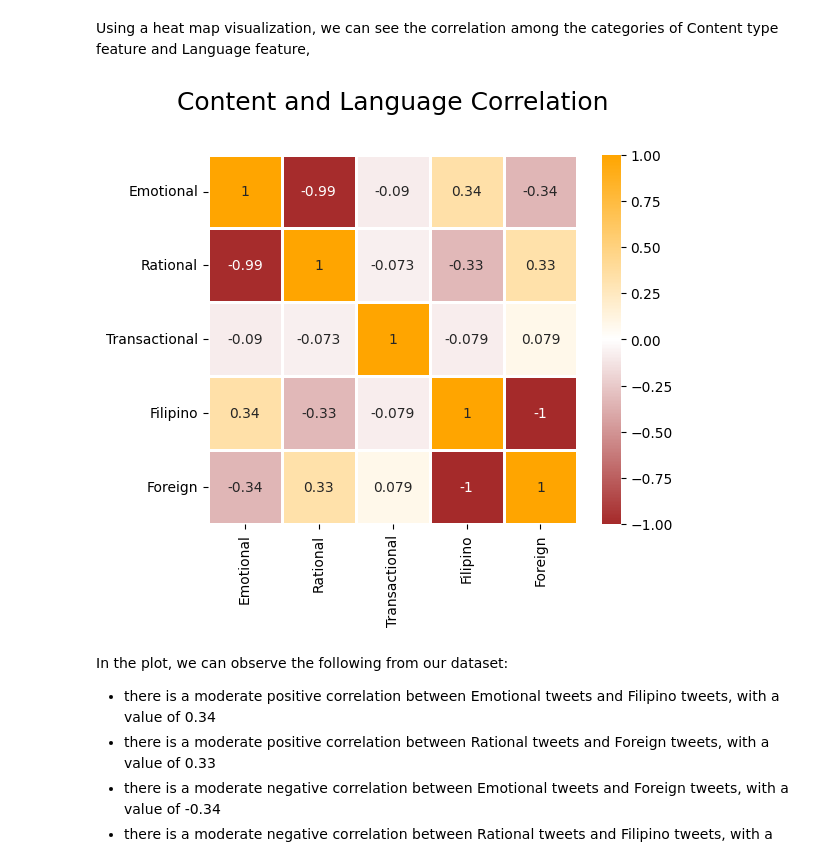
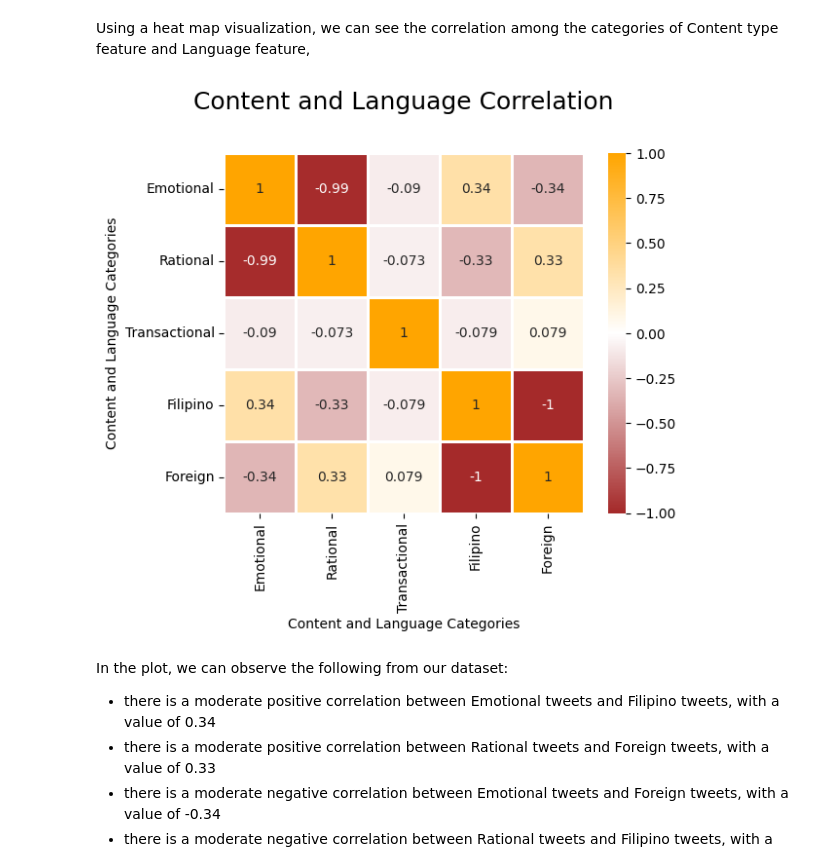
Before and after one commit to KituIco/cs132-g28-covid-vaccine-implants, a Jupyter notebook: misc/Data-Exploration-Encoding.ipynb, the cells around one changed output. Saved outputs shown, nothing was run; the diff lists cells and outputs as text; code cells hidden in the pictures.

```diff
--- a/misc/Data-Exploration-Encoding.ipynb
+++ b/misc/Data-Exploration-Encoding.ipynb
@@ -274,21 +274,22 @@ Using a heat map visualization, we can see the correlation among the categories
 # %%
 heat_map = pd.DataFrame({
     'Emotional' : content_encoded['Content type_Emotional'],
     'Rational' : content_encoded['Content type_Rational'],
     'Transactional' : content_encoded['Content type_Transactional'],
     'Filipino' : language_encoded['Thread/Tweet Language_Filipino'],
     'Foreign' : language_encoded['Thread/Tweet Language_Foreign'],
 })
 
 custom_cmap = matplotlib.colors.LinearSegmentedColormap.from_list("custom", ['brown', 'white', 'orange'])
 
 plt.title('Content and Language Correlation', size=18, y=1.1)
-sns.heatmap(heat_map.astype(float).corr(),
+ax = sns.heatmap(heat_map.astype(float).corr(),
             cmap=custom_cmap, linecolor='white', annot=True,
             linewidths=1, vmax=1.0, square=True)
+ax.set(xlabel='Content and Language Categories', ylabel='Content and Language Categories')
 plt.show()
 # %% [output]
-[figure, old version]
+[figure, new version]
 # %% [markdown]
 In the plot, we can observe the following from our dataset:
 - there is a moderate positive correlation between Emotional tweets and Filipino tweets, with a value of 0.34
```
Also changed, not shown: 2 other files.
